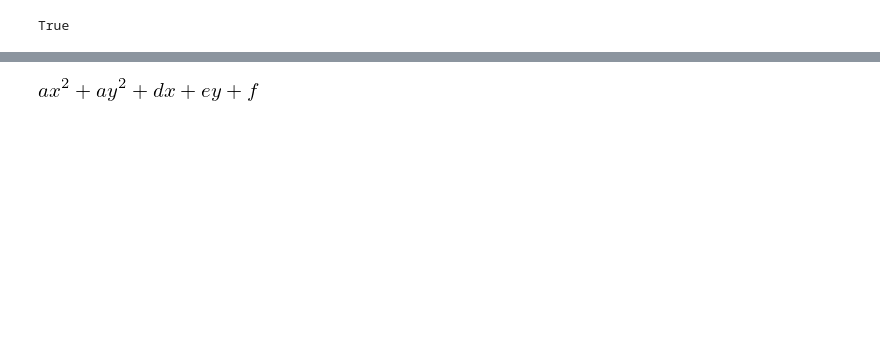
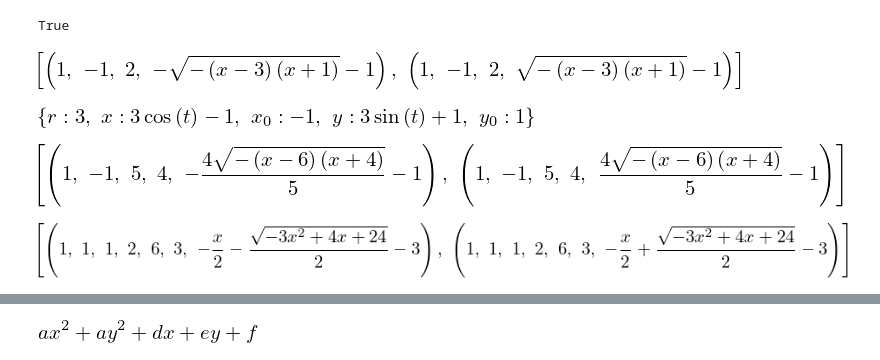
Before and after one commit to OlgaBelitskaya/linear_algebra_practice, a Jupyter notebook: work1_10.ipynb, the cells around one changed output, grey strips where cells are left out. Cells and saved outputs as stored; diff of their text form; code cells hidden in the pictures; blank space fills up the shorter version.

```diff
--- a/work1_10.ipynb
+++ b/work1_10.ipynb
@@ -159,2 +158,44 @@ ym = -4/5*sqrt(-xm^2+2*xm+24)-1
 # %% [output]
 True
+# %%
+import numpy,sympy,pylab
+sympy.init_printing(use_unicode=True)
+from matplotlib.lines import Line2D
+x,y,x0,y0,a,b,c,d,e,f,p,q,r,t=\
+sympy.symbols('x,y,x0,y0,a,b,c,d,e,f,p,q,r,t')
+eq1=[(x-x0)**2+(y-y0)**2-r**2,
+     [x-r*cos(t)-x0,y-r*sin(t)-y0],
+     (x-x0)**2/p**2+(y-y0)**2/q**2-1,
+     a*x**2+b*x*y+c*y**2+d*x+e*y+f]
+X1=numpy.linspace(start=-1,stop=3,num=100)
+X2=numpy.linspace(start=-4,stop=6,num=100)
+T=numpy.linspace(start=0,stop=6.3,num=100)
+X=numpy.linspace(start=-2.3,stop=3.6,num=100),
+Y=numpy.linspace(start=-6.3,stop=-0.3,num=100)
+X,Y=numpy.meshgrid(X,Y)
+def circle1(x0,y0,r,x):
+    return numpy.array([-(r**2-(x-x0)**2)**0.5+y0,
+                        (r**2-(x-x0)**2)**0.5+y0])
+def circle2(x0,y0,r,t):
+    return numpy.array([r*numpy.cos(t)+x0,
+                        r*numpy.sin(t)+y0])
+def ellipse1(x0,y0,p,q,x):
+    return numpy.array([q/p*(p**2-(x-x0)**2)**0.5+y0,
+                        -q/p*(p**2-(x-x0)**2)**0.5+y0])
+def ellipse2(a,b,c,d,e,f,x,y):
+    return a*x**2+b*x*y+c*y**2+d*x+e*y+f
+# %%
+solutions1=[sympy.solve([eq1[0],x0-1,y0+1,r-2],
+                        x0,y0,r,y),
+            sympy.solve([eq1[1][0],eq1[1][1],
+                         x0+1,y0-1,r-3],x0,y0,r,x,y),
+            sympy.solve([eq1[2],x0-1,y0+1,
+                         p-5,q-4],x0,y0,p,q,y),
+            sympy.solve([eq1[3],a-1,b-1,c-1,d-2,e-6,f-3],
+                        a,b,c,d,e,f,y)]
+for s in solutions1: display(s); print('\n')
+# %% [output]
+[figure, added]
+[figure, added]
+[figure, added]
+[figure, added]
```
Also changed, not shown: parts of 60 cells of this notebook.
